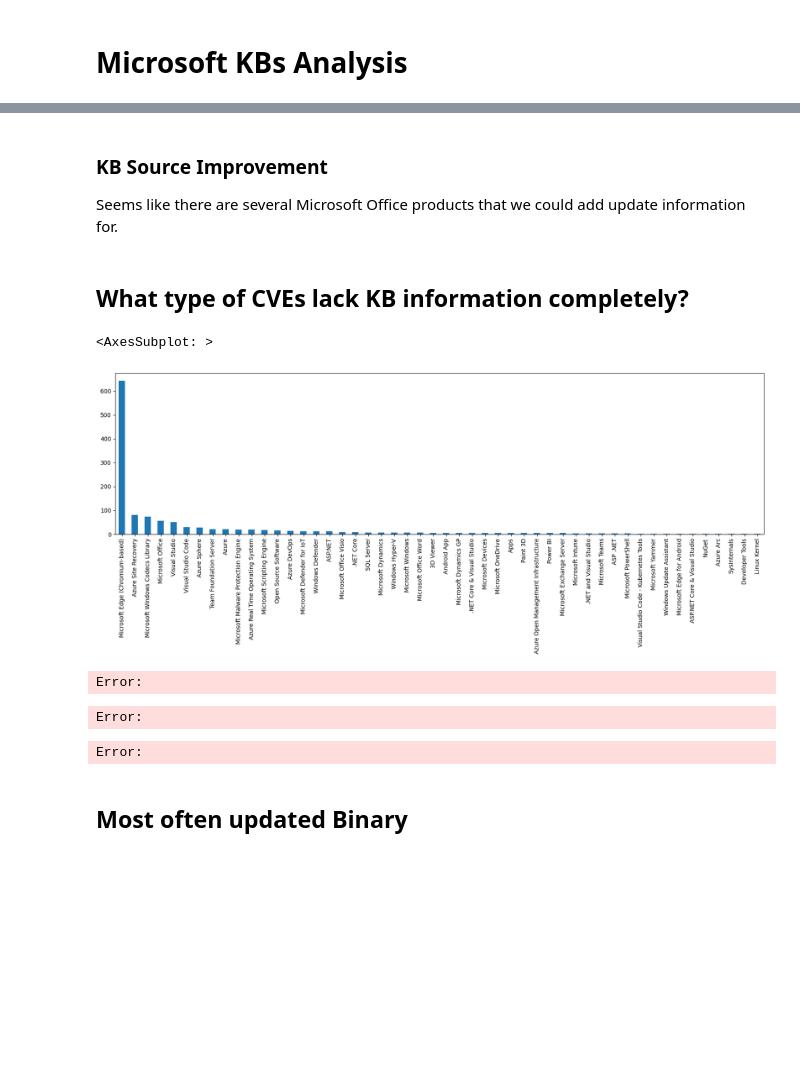
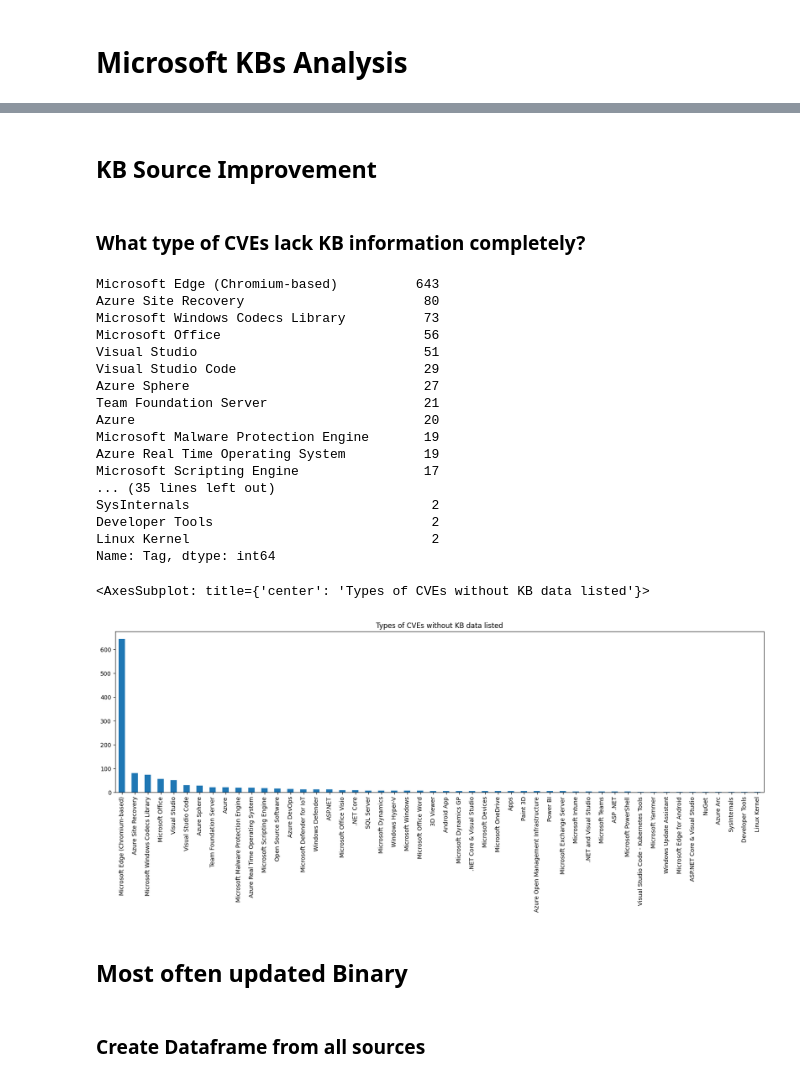
Before and after one commit to clearbluejar/cvedata, a Jupyter notebook: docs/analysis/ms_kbs.ipynb, the cells around one changed output, grey strips where cells are left out. Saved outputs shown, nothing was run; the diff lists cells and outputs as text; code cells hidden in the pictures; blank space fills up the shorter version.

```diff
--- a/docs/analysis/ms_kbs.ipynb
+++ b/docs/analysis/ms_kbs.ipynb
@@ -218,0 +200,4 @@ Error:
+# %%
+msrc_df['date'] = pd.to_datetime(msrc_df['Initial Release'])
+msrc_date_df = msrc_df.groupby(by='date')['has_ms_kb','has_wb_kb','no_kb_info','missing_all_kbs'].sum()
+msrc_date_df[msrc_date_df.index.year.isin([2022])].plot(kind='bar',figsize=(20,5), title='cvedata KB stats for 2022')
@@ -230,16 +235,33 @@ Error:
 # %% [markdown]
-### KB Source Improvement
-
-Seems like there are several Microsoft Office products that we could add update information for.
+## KB Source Improvement
 # %% [markdown]
-## What type of CVEs lack KB information completely?
+### What type of CVEs lack KB information completely?
+# %%
+msrc_df[msrc_df['no_kb_info'] == True]['Tag'].value_counts()[:50]
+# %% [output]
+Microsoft Edge (Chromium-based)          643
+Azure Site Recovery                       80
+Microsoft Windows Codecs Library          73
+Microsoft Office                          56
+Visual Studio                             51
+Visual Studio Code                        29
+Azure Sphere                              27
+Team Foundation Server                    21
+Azure                                     20
+Microsoft Malware Protection Engine       19
+Azure Real Time Operating System          19
+Microsoft Scripting Engine                17
+... (35 lines left out)
+SysInternals                               2
+Developer Tools                            2
+Linux Kernel                               2
+Name: Tag, dtype: int64
 # %%
-msrc_df[msrc_df['no_kb_info'] == True]['Tag'].value_counts()[:50].plot(kind='bar',figsize=(20,5))
+msrc_df[msrc_df['no_kb_info'] == True]['Tag'].value_counts()[:50].plot(kind='bar',figsize=(20,5), title='Types of CVEs without KB data listed')
 # %% [output]
-<AxesSubplot: >
+<AxesSubplot: title={'center': 'Types of CVEs without KB data listed'}>
-[figure, old version]
+[figure, new version]
-Error:
-Error:
-Error:
 # %% [markdown]
 ## Most often updated Binary
+# %% [markdown]
+### Create Dataframe from all sources
```
Also changed, not shown: parts of 26 cells of this notebook.
